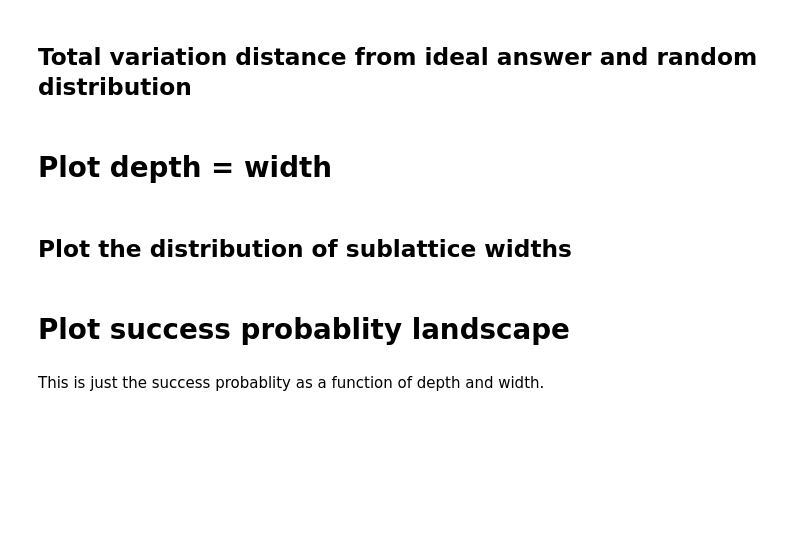
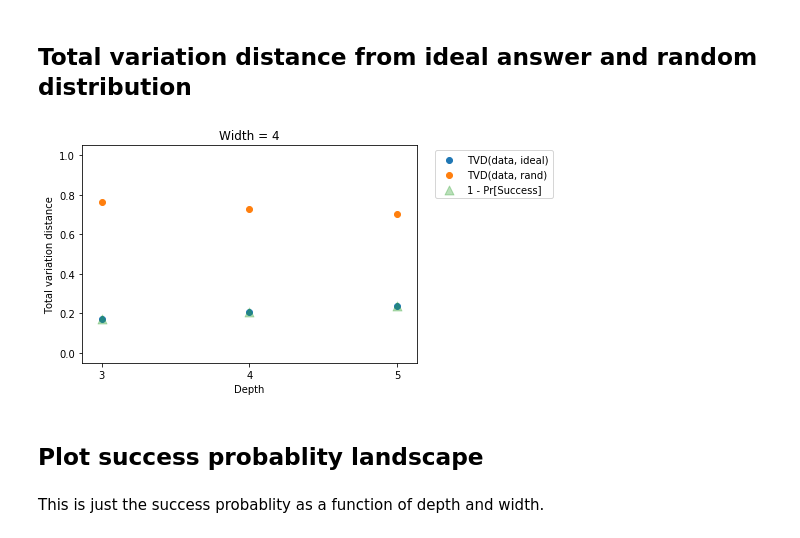
Before and after one commit to rigetti/forest-benchmarking, a Jupyter notebook: examples/volumetrics.ipynb, the cells around one changed output. Drawn from its saved outputs; the diff is of its cells as text; code cells hidden in the pictures; blank space fills up the shorter version.

```diff
--- a/examples/volumetrics.ipynb
+++ b/examples/volumetrics.ipynb
@@ -478,15 +484,16 @@ plt.show()
 ## Total variation distance from ideal answer and random distribution
 # %%
 plt.figure()
-plt.scatter(depth_vec,tvd_ideal,label='TVD(data, ideal)')
-plt.scatter(depth_vec,tvd_rand,label='TVD(data, rand)')
-plt.scatter(depth_vec,1-np.asarray(pcheck),label='1-Sucess Probablity',alpha=0.33,marker='^',s=80)
-#plt.plot(depth_vec,pcheck_log_errors_rand,label='random guess + log errors')
+plt.scatter(depths, [tvd_noisy_ideal[w][d] for d in depths], label='TVD(data, ideal)')
+plt.scatter(depths, [tvd_noisy_rand[w][d] for d in depths], label='TVD(data, rand)')
+plt.scatter(depths, 1-np.asarray([pr_succ_arr[w][d] for d in depths]),
+            label='1 - Pr[Success]', alpha=0.33, marker='^', s=80)
 plt.ylim([-0.05,1.05])
 plt.xlabel('Depth')
+plt.xticks(depths)
 plt.ylabel('Total variation distance')
-plt.title('Width = {}'.format(wid))
+plt.title('Width = {}'.format(w))
 plt.legend(bbox_to_anchor=(1.04,1), loc="upper left")
 plt.show()
+# %% [output]
+[figure, added]
-# %% [markdown]
-# Plot depth = width
@@ -517,2 +499,0 @@ plt.show()
-# %% [markdown]
-## Plot the distribution of sublattice widths
@@ -536,4 +500,4 @@ disty
 # %% [markdown]
-# Plot success probablity landscape
+## Plot success probablity landscape
 # %% [markdown]
 This is just the success probablity as a function of depth and width.
```
Also changed, not shown: parts of 37 cells of this notebook, 1 other file.
